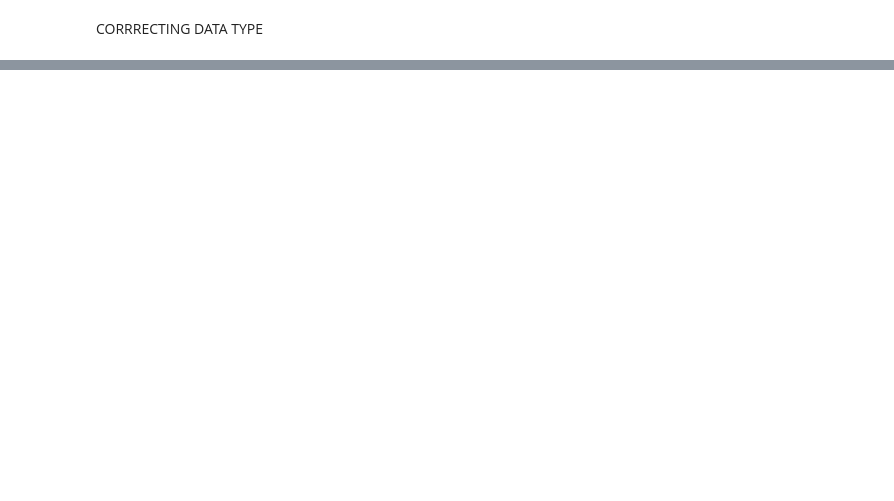
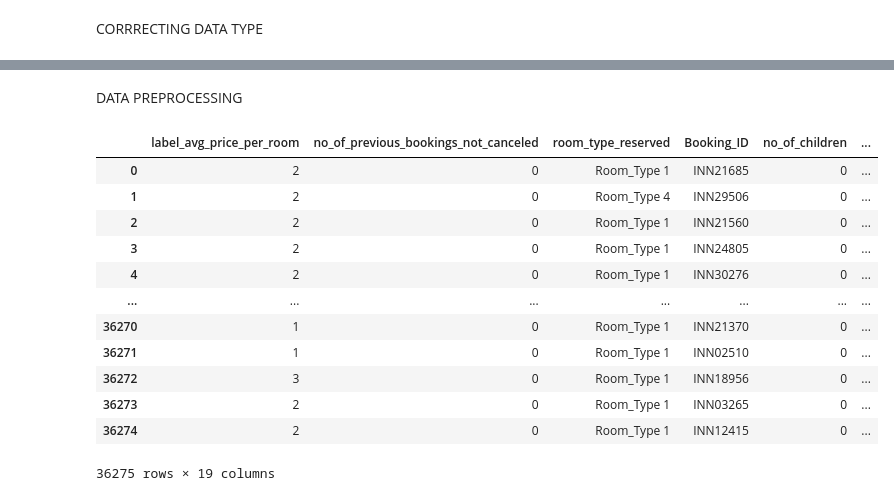
Before and after one commit to GiovaneIwamoto/hotel-reservation-prediction, a Jupyter notebook: src/main.ipynb, the cells around one changed output, grey strips where cells are left out. Drawn from its saved outputs; the diff is of its cells as text; code cells hidden in the pictures; blank space fills up the shorter version.

```diff
--- a/src/main.ipynb
+++ b/src/main.ipynb
@@ -138,0 +162,27 @@ original_dataset.describe()
+# %% [markdown]
+DATA PREPROCESSING
+# %%
+# The column to be classified is placed in the first position
+df_altered_table.columns
+columns = []
+
+columns.append('label_avg_price_per_room')
+for i in range(len(df_altered_table.columns[:-1])):
+    columns.append(df_altered_table.columns[i])
+
+df_altered_table = df_altered_table[columns]
+df_altered_table
+# %% [output]
+|  | label_avg_price_per_room | no_of_previous_bookings_not_canceled | room_type_reserved | Booking_ID | no_of_children | ... |
+| 0 | 2 | 0 | Room_Type 1 | INN21685 | 0 | ... |
+| 1 | 2 | 0 | Room_Type 4 | INN29506 | 0 | ... |
+| 2 | 2 | 0 | Room_Type 1 | INN21560 | 0 | ... |
+| 3 | 2 | 0 | Room_Type 1 | INN24805 | 0 | ... |
+| 4 | 2 | 0 | Room_Type 1 | INN30276 | 0 | ... |
+| ... | ... | ... | ... | ... | ... | ... |
+| 36270 | 1 | 0 | Room_Type 1 | INN21370 | 0 | ... |
+| 36271 | 1 | 0 | Room_Type 1 | INN02510 | 0 | ... |
+| 36272 | 3 | 0 | Room_Type 1 | INN18956 | 0 | ... |
+| 36273 | 2 | 0 | Room_Type 1 | INN03265 | 0 | ... |
+| 36274 | 2 | 0 | Room_Type 1 | INN12415 | 0 | ... |
+36275 rows × 19 columns
```
Also changed, not shown: parts of 20 cells of this notebook.
